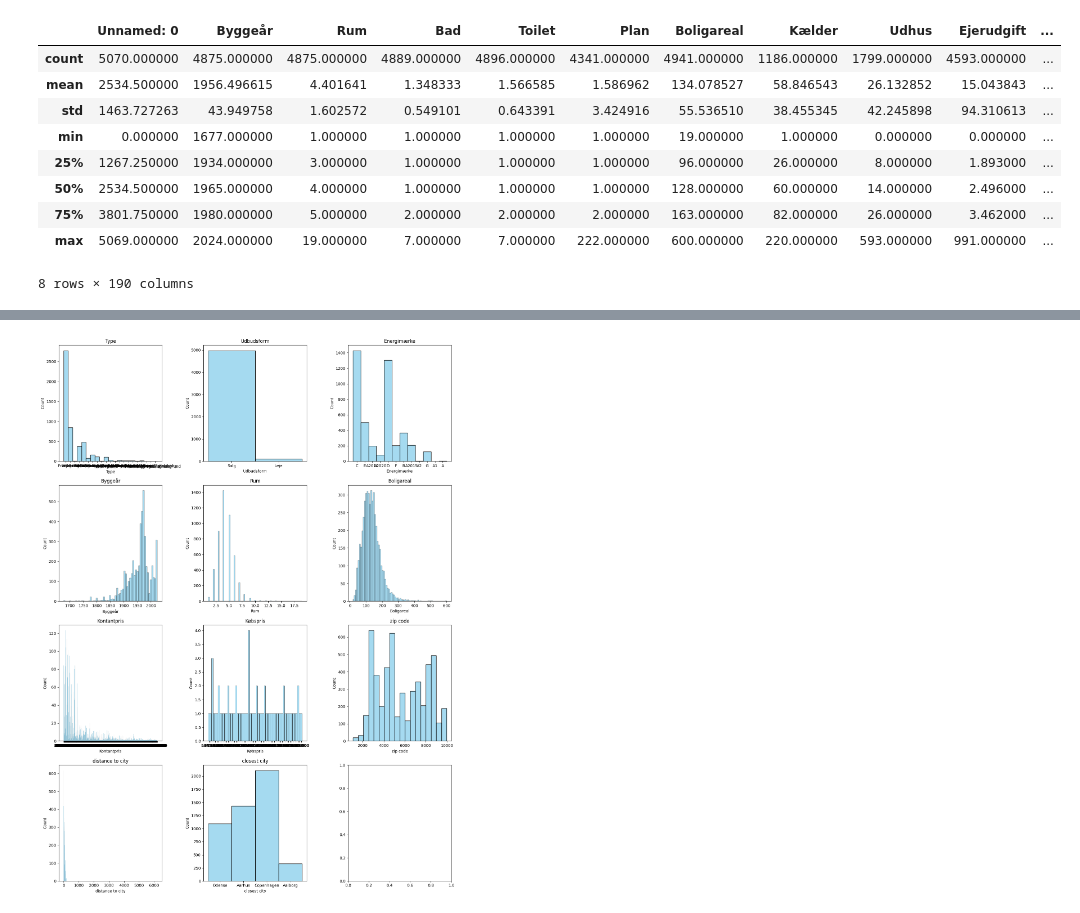
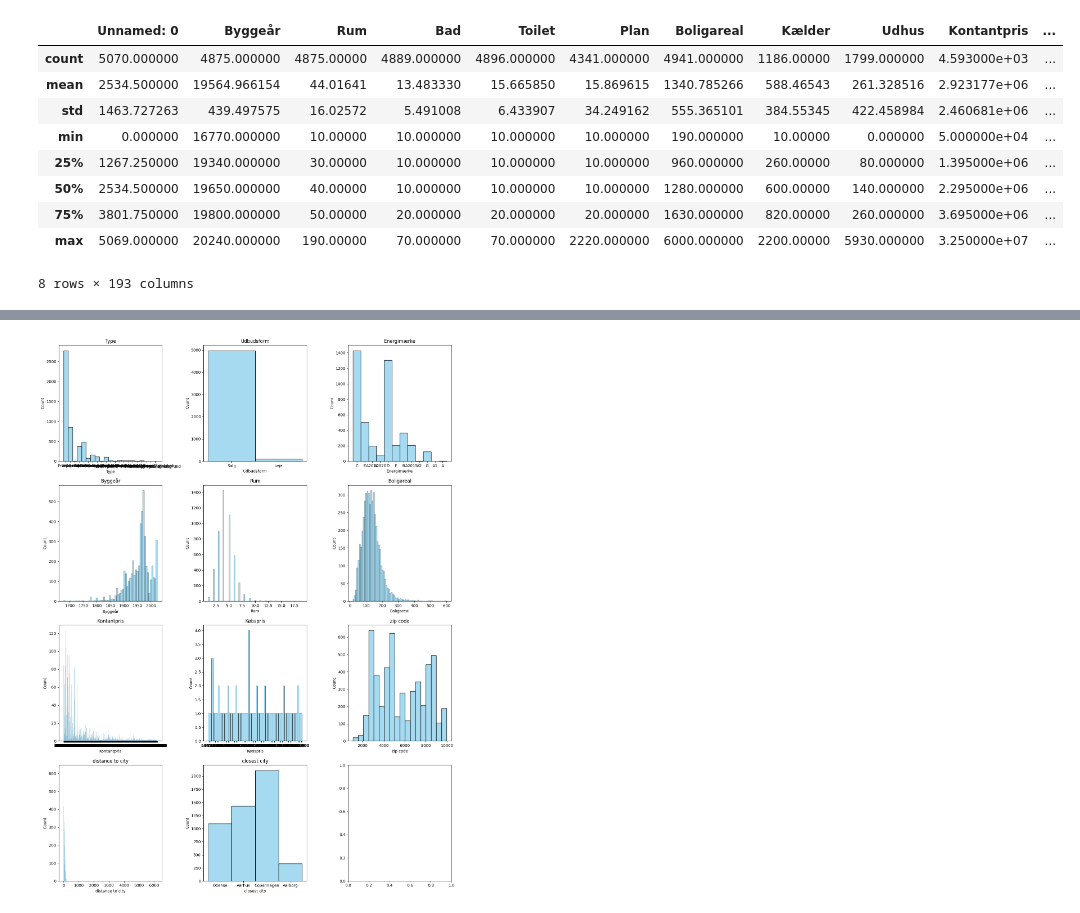
Before and after one commit to martinskafte321/Introduction-Social-Data-Science, a Jupyter notebook: Exam_project/Cleaning.ipynb, the cells around one changed output, grey strips where cells are left out. Cells and saved outputs as stored; diff of their text form; code cells hidden in the pictures.

```diff
--- a/Exam_project/Cleaning.ipynb
+++ b/Exam_project/Cleaning.ipynb
@@ -1,19 +1,20 @@
 # %%
 import pandas as pd
 import numpy as np
+import re
 import matplotlib.pyplot as plt
 import seaborn as sns
 
-df = pd.read_csv('updated_geo.csv')
+df = pd.read_csv('updated_geo.csv', thousands='.',sep=',') # Change to ,sep=','
 df.describe()
 # %% [output]
-|  | Unnamed: 0 | Byggeår | Rum | Bad | Toilet | Plan | Boligareal | Kælder | Udhus | Ejerudgift | ... |
-| count | 5070.000000 | 4875.000000 | 4875.000000 | 4889.000000 | 4896.000000 | 4341.000000 | 4941.000000 | 1186.000000 | 1799.000000 | 4593.000000 | ... |
-| mean | 2534.500000 | 1956.496615 | 4.401641 | 1.348333 | 1.566585 | 1.586962 | 134.078527 | 58.846543 | 26.132852 | 15.043843 | ... |
-| std | 1463.727263 | 43.949758 | 1.602572 | 0.549101 | 0.643391 | 3.424916 | 55.536510 | 38.455345 | 42.245898 | 94.310613 | ... |
-| min | 0.000000 | 1677.000000 | 1.000000 | 1.000000 | 1.000000 | 1.000000 | 19.000000 | 1.000000 | 0.000000 | 0.000000 | ... |
-| 25% | 1267.250000 | 1934.000000 | 3.000000 | 1.000000 | 1.000000 | 1.000000 | 96.000000 | 26.000000 | 8.000000 | 1.893000 | ... |
-| 50% | 2534.500000 | 1965.000000 | 4.000000 | 1.000000 | 1.000000 | 1.000000 | 128.000000 | 60.000000 | 14.000000 | 2.496000 | ... |
-| 75% | 3801.750000 | 1980.000000 | 5.000000 | 2.000000 | 2.000000 | 2.000000 | 163.000000 | 82.000000 | 26.000000 | 3.462000 | ... |
-| max | 5069.000000 | 2024.000000 | 19.000000 | 7.000000 | 7.000000 | 222.000000 | 600.000000 | 220.000000 | 593.000000 | 991.000000 | ... |
+|  | Unnamed: 0 | Byggeår | Rum | Bad | Toilet | Plan | Boligareal | Kælder | Udhus | Kontantpris | ... |
+| count | 5070.000000 | 4875.000000 | 4875.00000 | 4889.000000 | 4896.000000 | 4341.000000 | 4941.000000 | 1186.00000 | 1799.000000 | 4.593000e+03 | ... |
+| mean | 2534.500000 | 19564.966154 | 44.01641 | 13.483330 | 15.665850 | 15.869615 | 1340.785266 | 588.46543 | 261.328516 | 2.923177e+06 | ... |
+| std | 1463.727263 | 439.497575 | 16.02572 | 5.491008 | 6.433907 | 34.249162 | 555.365101 | 384.55345 | 422.458984 | 2.460681e+06 | ... |
+| min | 0.000000 | 16770.000000 | 10.00000 | 10.000000 | 10.000000 | 10.000000 | 190.000000 | 10.00000 | 0.000000 | 5.000000e+04 | ... |
+| 25% | 1267.250000 | 19340.000000 | 30.00000 | 10.000000 | 10.000000 | 10.000000 | 960.000000 | 260.00000 | 80.000000 | 1.395000e+06 | ... |
+| 50% | 2534.500000 | 19650.000000 | 40.00000 | 10.000000 | 10.000000 | 10.000000 | 1280.000000 | 600.00000 | 140.000000 | 2.295000e+06 | ... |
+| 75% | 3801.750000 | 19800.000000 | 50.00000 | 20.000000 | 20.000000 | 20.000000 | 1630.000000 | 820.00000 | 260.000000 | 3.695000e+06 | ... |
+| max | 5069.000000 | 20240.000000 | 190.00000 | 70.000000 | 70.000000 | 2220.000000 | 6000.000000 | 2200.00000 | 5930.000000 | 3.250000e+07 | ... |
-8 rows × 190 columns
+8 rows × 193 columns
```
Also changed, not shown: parts of 5 cells of this notebook, 1 other file.
